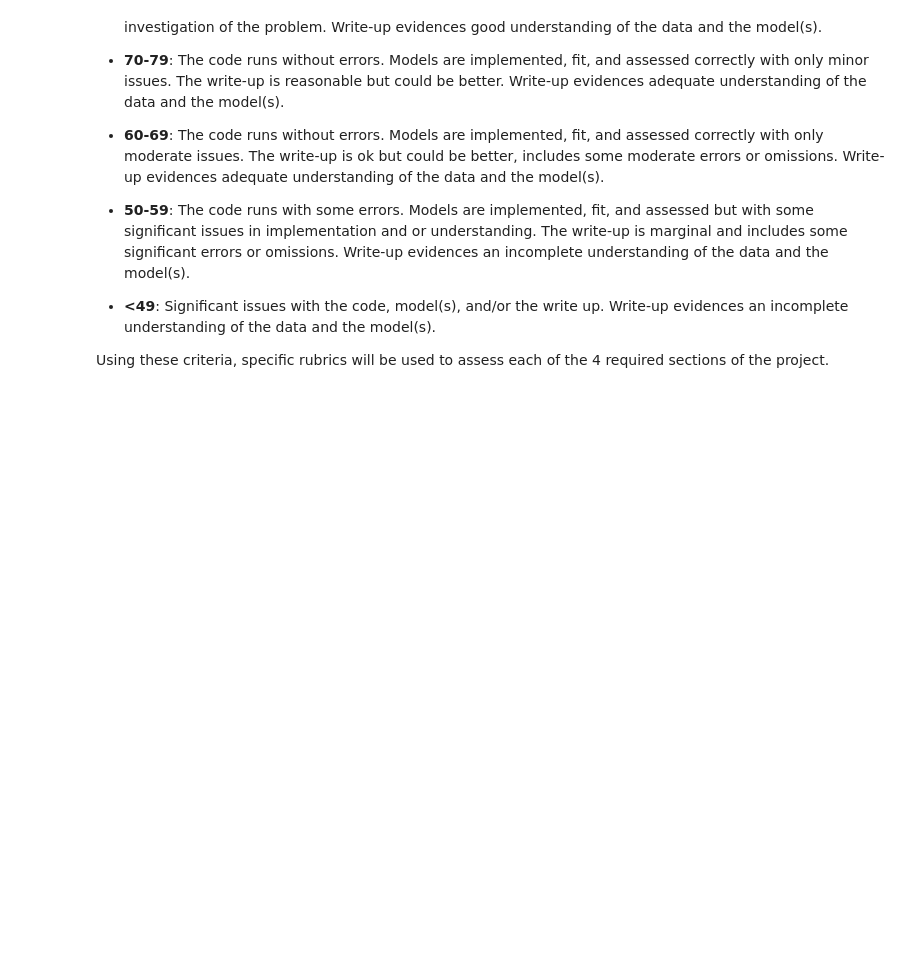
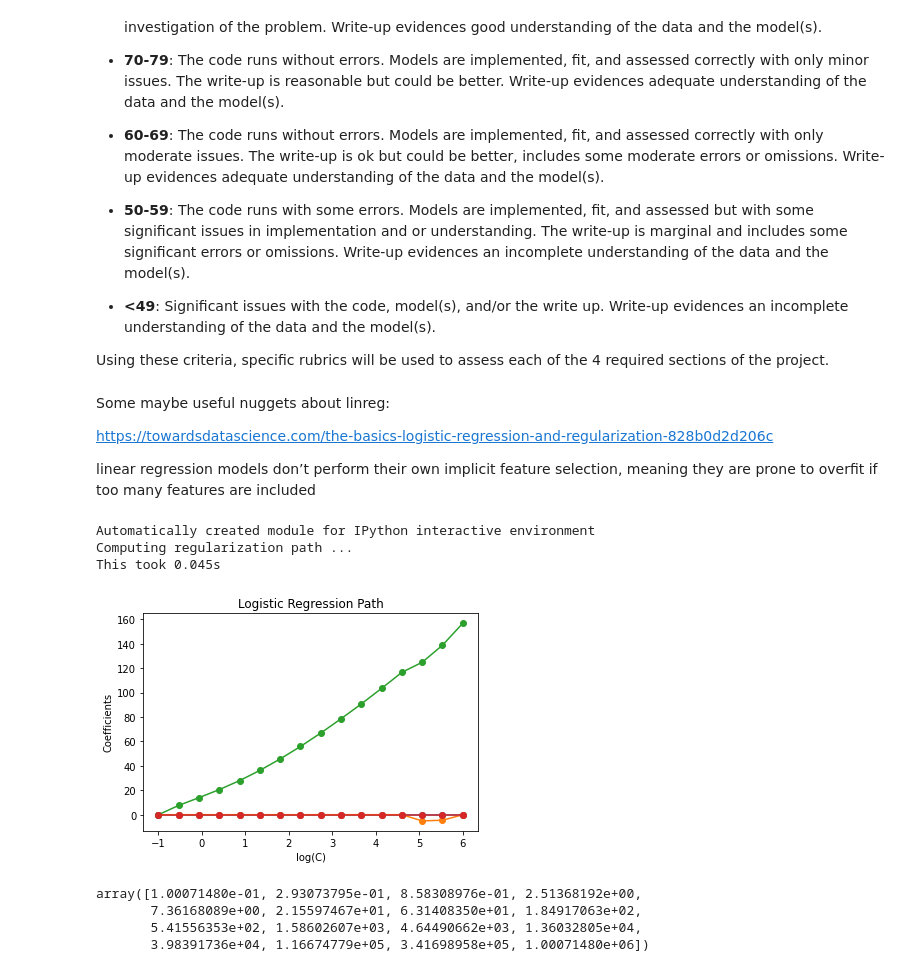
Before and after one commit to s2133934/ML_Project_2, a Jupyter notebook: read_me_as_notebook.ipynb, the cells around one changed output. Cells and saved outputs as stored; diff of their text form; code cells hidden in the pictures; blank space fills up the shorter version.

Commit message:
regular save

```diff
--- a/read_me_as_notebook.ipynb
+++ b/read_me_as_notebook.ipynb
@@ -113,0 +119,67 @@ Using these criteria, specific rubrics will be used to assess each of the 4 requ
+# %% [markdown]
+Some maybe useful nuggets about linreg:
+
+https://towardsdatascience.com/the-basics-logistic-regression-and-regularization-828b0d2d206c
+
+linear regression models don’t perform their own implicit feature selection, meaning they are prone to overfit if too many features are included
+# %%
+# https://scikit-learn.org/stable/auto_examples/linear_model/plot_logistic_path.html
+# Author: Alexandre Gramfort <alexandre.gramfort@inria.fr>
+# License: BSD 3 clause
+
+from time import time
+import numpy as np
+import matplotlib.pyplot as plt
+
+from sklearn import linear_model
+from sklearn import datasets
+from sklearn.svm import l1_min_c
+
+iris = datasets.load_iris()
+X = iris.data
+y = iris.target
+
+X = X[y != 2]
+y = y[y != 2]
+
+X /= X.max()  # Normalize X to speed-up convergence
+
+# #############################################################################
+# Demo path functions
+
+cs = l1_min_c(X, y, loss='log') * np.logspace(0, 7, 16)
+
+
+print("Computing regularization path ...")
+start = time()
+clf = linear_model.LogisticRegression(penalty='l1', solver='liblinear',
+                                      tol=1e-6, max_iter=int(1e6),
+                                      warm_start=True,
+                                      intercept_scaling=10000.)
+coefs_ = []
+for c in cs:
+    clf.set_params(C=c)
+    clf.fit(X, y)
+    coefs_.append(clf.coef_.ravel().copy())
+print("This took %0.3fs" % (time() - start))
+
+coefs_ = np.array(coefs_)
+plt.plot(np.log10(cs), coefs_, marker='o')
+ymin, ymax = plt.ylim()
+plt.xlabel('log(C)')
+plt.ylabel('Coefficients')
+plt.title('Logistic Regression Path')
+plt.axis('tight')
+plt.show()
+# %% [output]
+Automatically created module for IPython interactive environment
+Computing regularization path ...
+This took 0.045s
+[figure, added]
+# %%
+cs
+# %% [output]
+array([1.00071480e-01, 2.93073795e-01, 8.58308976e-01, 2.51368192e+00,
+       7.36168089e+00, 2.15597467e+01, 6.31408350e+01, 1.84917063e+02,
+       5.41556353e+02, 1.58602607e+03, 4.64490662e+03, 1.36032805e+04,
+       3.98391736e+04, 1.16674779e+05, 3.41698958e+05, 1.00071480e+06])
```
Also changed, not shown: parts of 7 cells of this notebook, 2 other files.
